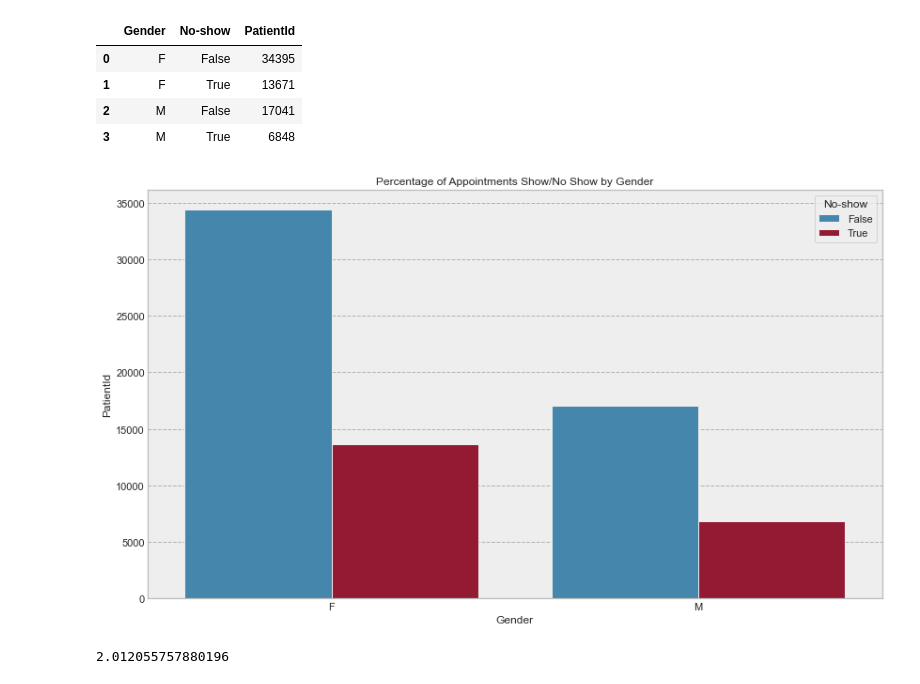
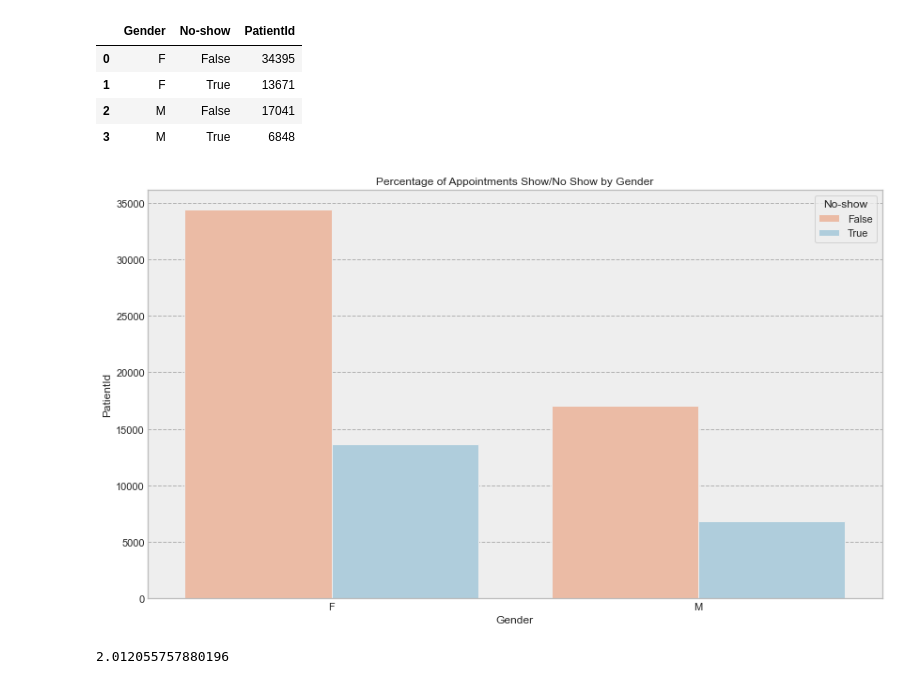
Before and after one commit to skacem/Business-Analytics, a Jupyter notebook: Misc/Medical_appointment_analysis.ipynb, the cells around one changed output. Drawn from its saved outputs; the diff is of its cells as text; code cells hidden in the pictures.

```diff
--- a/Misc/Medical_appointment_analysis.ipynb
+++ b/Misc/Medical_appointment_analysis.ipynb
@@ -586,10 +586,10 @@ gender_tbl
 | 3 | M | True | 6848 |
 # %%
 # appointment attendance by gender
-g = sns.barplot(data=gender_tbl, y='PatientId', x='Gender',  hue='No-show', )
+g = sns.barplot(data=gender_tbl, y='PatientId', x='Gender',  hue='No-show', palette='RdBu')
 g.set_title("Percentage of Appointments Show/No Show by Gender");
 # %% [output]
-[figure, old version]
+[figure, new version]
 # %%
 gender_tbl[gender_tbl['Gender']=='F']['PatientId'].sum()/gender_tbl[gender_tbl['Gender']=='M']['PatientId'].sum()
 # %% [output]
```
Also changed, not shown: parts of 8 cells of this notebook.
